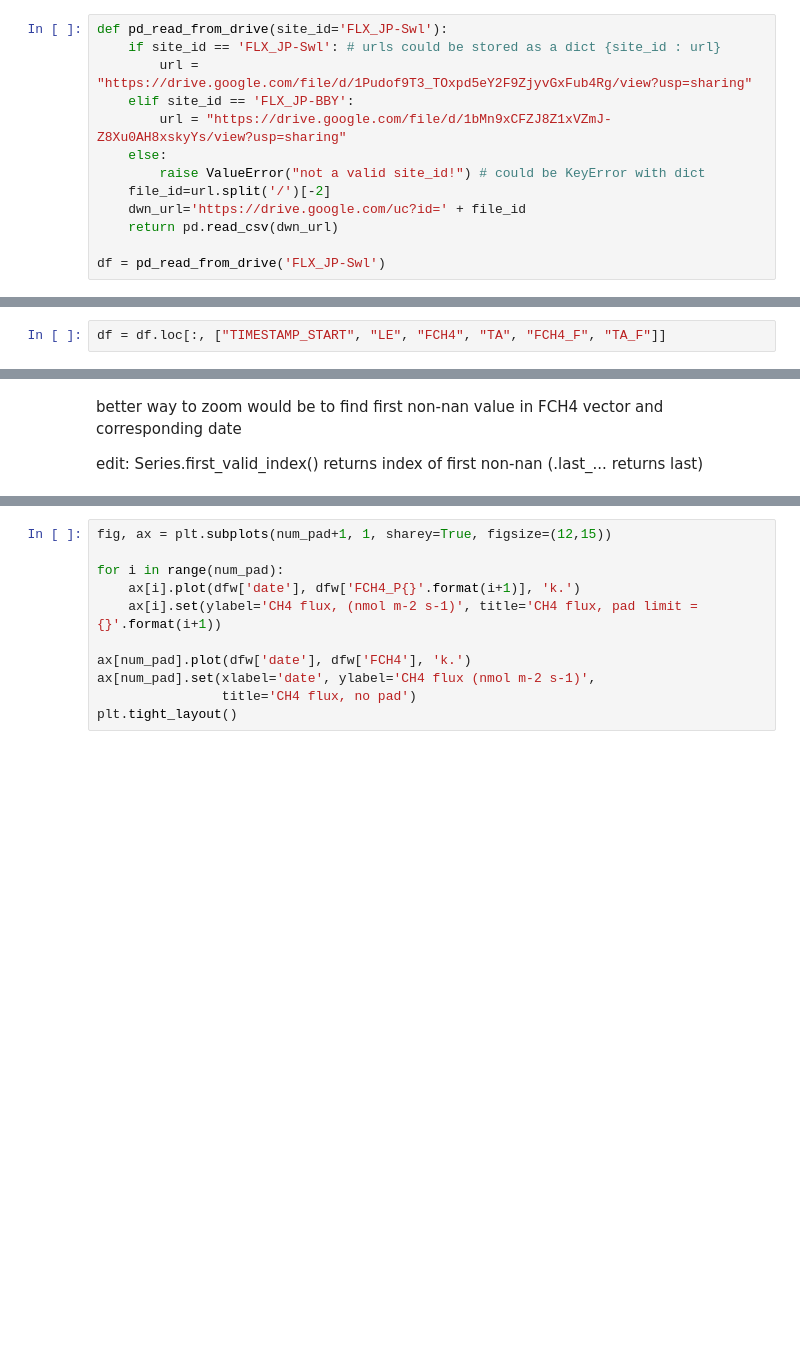
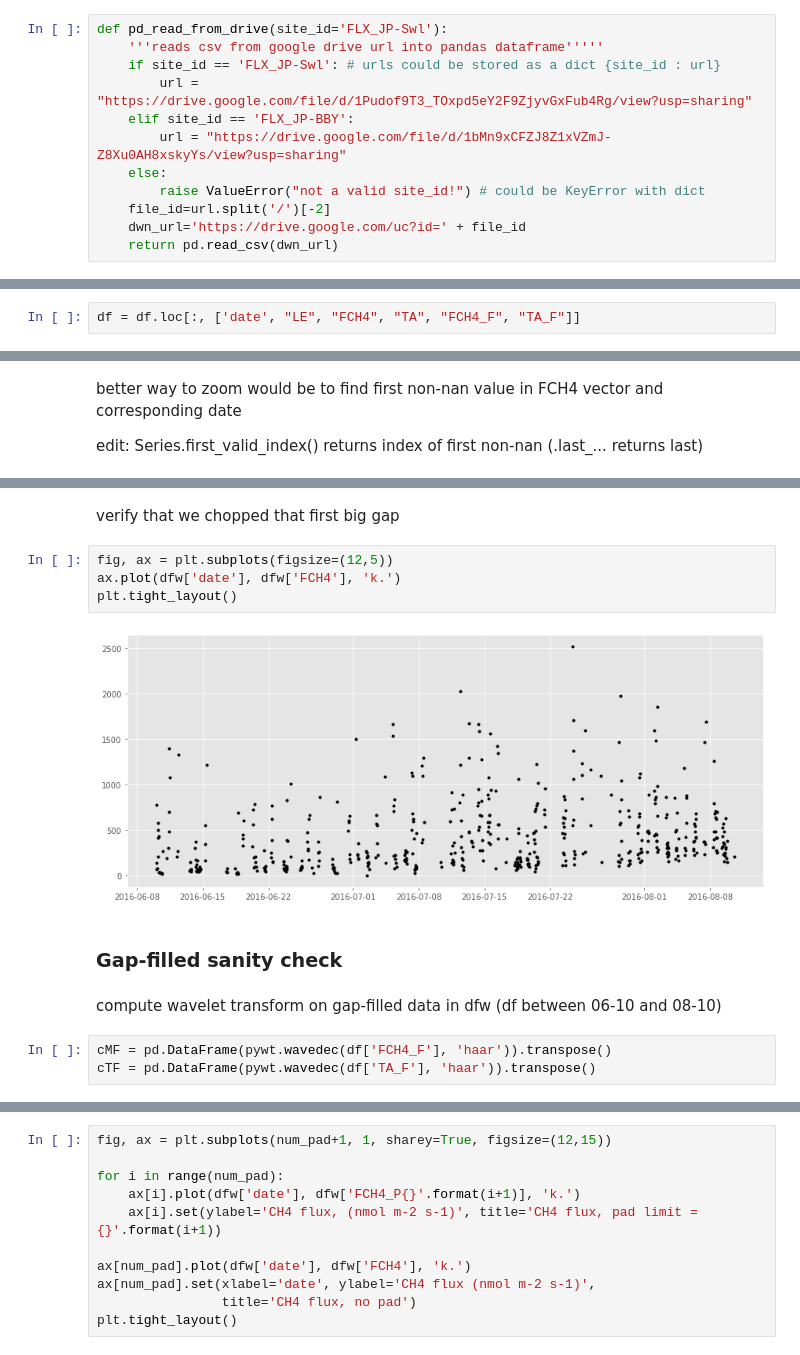
Before and after one commit to ottobriner/wavelet-partition, a Jupyter notebook: wavelet-partition.ipynb, the cells around one changed output, grey strips where cells are left out. Drawn from its saved outputs; the diff is of its cells as text; blank space fills up the shorter version.

Commit message:
normalize signals, compute gap-filled wavelets

```diff
--- a/wavelet-partition.ipynb
+++ b/wavelet-partition.ipynb
@@ -19,6 +19,7 @@ plt.style.use('ggplot')
 FLUXNET-CH4 data stored on google drive, split google drive url and import with pandas
 # %%
 def pd_read_from_drive(site_id='FLX_JP-Swl'):
+    '''reads csv from google drive url into pandas dataframe'''''
     if site_id == 'FLX_JP-Swl': # urls could be stored as a dict {site_id : url}
         url = "https://drive.google.com/file/d/1Pudof9T3_TOxpd5eY2F9ZjyvGxFub4Rg/view?usp=sharing"
     elif site_id == 'FLX_JP-BBY':
@@ -28,5 +29,3 @@ def pd_read_from_drive(site_id='FLX_JP-Swl'):
     file_id=url.split('/')[-2]
     dwn_url='https://drive.google.com/uc?id=' + file_id
     return pd.read_csv(dwn_url)
-
-df = pd_read_from_drive('FLX_JP-Swl')
@@ -33,4 +42,4 @@ df = pd_read_from_drive('FLX_JP-Swl')
 # %% [markdown]
 select all rows from selected columns
 # %%
-df = df.loc[:, ["TIMESTAMP_START", "LE", "FCH4", "TA", "FCH4_F", "TA_F"]]
+df = df.loc[:, ['date', "LE", "FCH4", "TA", "FCH4_F", "TA_F"]]
@@ -88,0 +99,15 @@ dfw = df[df['FCH4'][df['date'] >= '2016-06-08'].first_valid_index():df['FCH4'][d
+# %% [markdown]
+verify that we chopped that first big gap
+# %%
+fig, ax = plt.subplots(figsize=(12,5))
+ax.plot(dfw['date'], dfw['FCH4'], 'k.')
+plt.tight_layout()
+# %% [output]
+[figure, added]
+# %% [markdown]
+### Gap-filled sanity check
+# %% [markdown]
+compute wavelet transform on gap-filled data in dfw (df between 06-10 and 08-10)
+# %%
+cMF = pd.DataFrame(pywt.wavedec(df['FCH4_F'], 'haar')).transpose()
+cTF = pd.DataFrame(pywt.wavedec(df['TA_F'], 'haar')).transpose()
```
Also changed, not shown: parts of 24 cells of this notebook.
